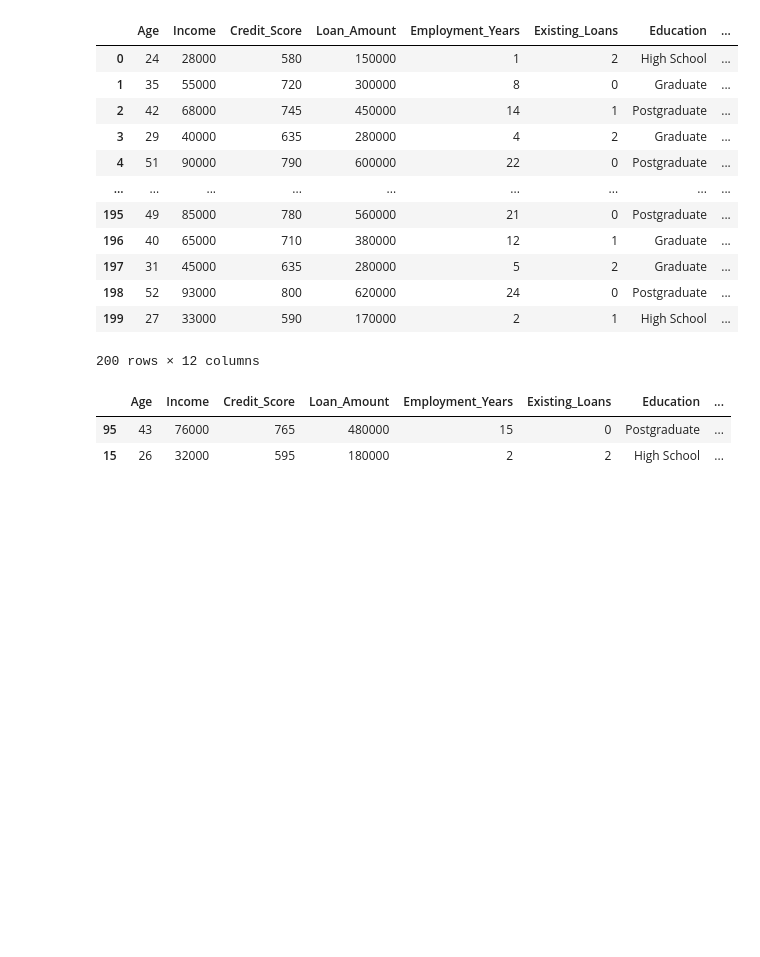
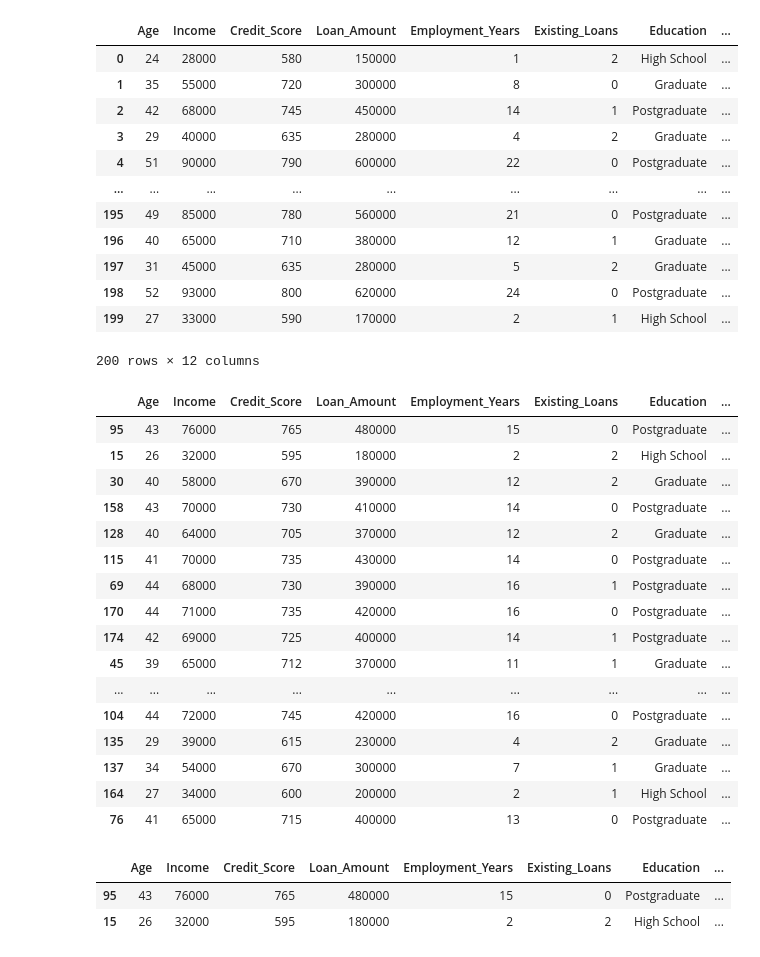
Before and after one commit to SHIVRAJSHINDE/Ethans, a Jupyter notebook: 19/4.1 ML Projects/2.Projects/Classification/Banking/s1_Transform.ipynb, the cells around one changed output. Cells and saved outputs as stored; diff of their text form; code cells hidden in the pictures; blank space fills up the shorter version.

```diff
--- a/19/4.1 ML Projects/2.Projects/Classification/Banking/s1_Transform.ipynb
+++ b/19/4.1 ML Projects/2.Projects/Classification/Banking/s1_Transform.ipynb
@@ -57,3 +63,23 @@ X_train, X_test, y_train_true, y_test_true = train_test_split(X,y,test_size=0.20
+# %%
+X_test
+# %% [output]
+|  | Age | Income | Credit_Score | Loan_Amount | Employment_Years | Existing_Loans | Education | ... |
+| 95 | 43 | 76000 | 765 | 480000 | 15 | 0 | Postgraduate | ... |
+| 15 | 26 | 32000 | 595 | 180000 | 2 | 2 | High School | ... |
+| 30 | 40 | 58000 | 670 | 390000 | 12 | 2 | Graduate | ... |
+| 158 | 43 | 70000 | 730 | 410000 | 14 | 0 | Postgraduate | ... |
+| 128 | 40 | 64000 | 705 | 370000 | 12 | 2 | Graduate | ... |
+| 115 | 41 | 70000 | 735 | 430000 | 14 | 0 | Postgraduate | ... |
+| 69 | 44 | 68000 | 730 | 390000 | 16 | 1 | Postgraduate | ... |
+| 170 | 44 | 71000 | 735 | 420000 | 16 | 0 | Postgraduate | ... |
+| 174 | 42 | 69000 | 725 | 400000 | 14 | 1 | Postgraduate | ... |
+| 45 | 39 | 65000 | 712 | 370000 | 11 | 1 | Graduate | ... |
+| ... | ... | ... | ... | ... | ... | ... | ... | ... |
+| 104 | 44 | 72000 | 745 | 420000 | 16 | 0 | Postgraduate | ... |
+| 135 | 29 | 39000 | 615 | 230000 | 4 | 2 | Graduate | ... |
+| 137 | 34 | 54000 | 670 | 300000 | 7 | 1 | Graduate | ... |
+| 164 | 27 | 34000 | 600 | 200000 | 2 | 1 | High School | ... |
+| 76 | 41 | 65000 | 715 | 400000 | 13 | 0 | Postgraduate | ... |
 # %%
 X_test.head(2)
 # %% [output]
```
Also changed, not shown: parts of 7 cells of this notebook, 46 other files.
